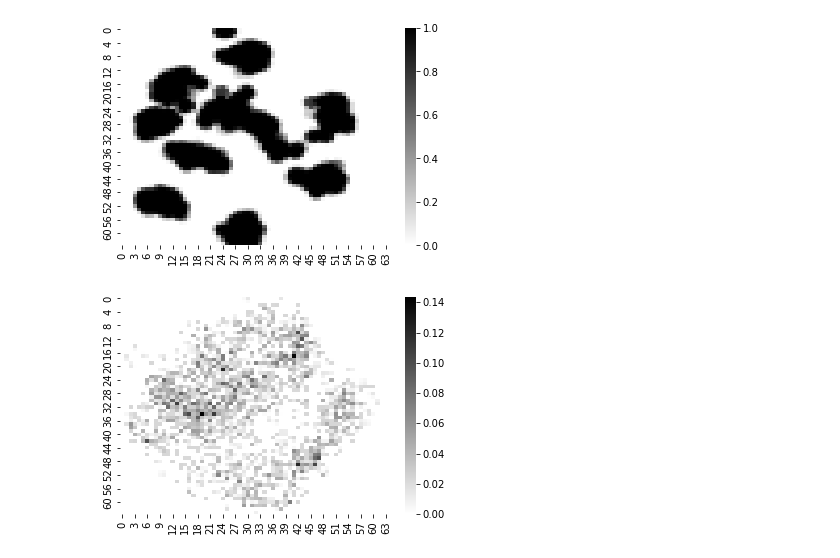
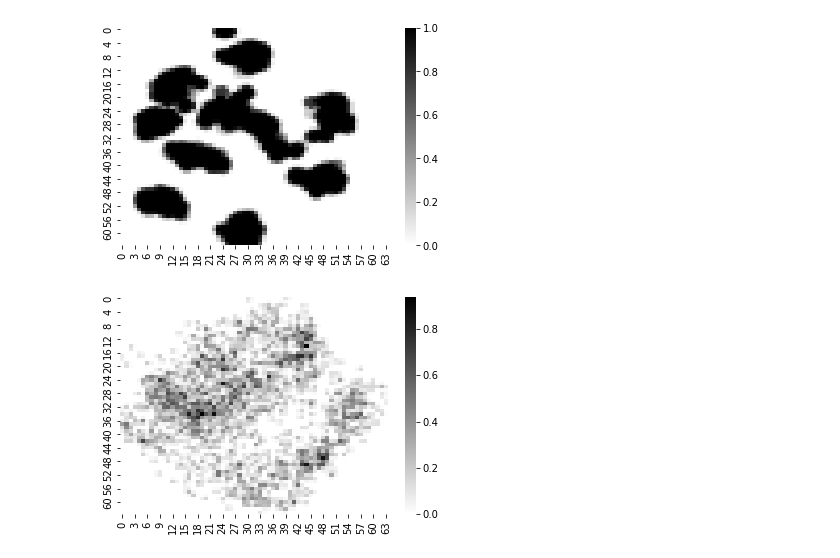
Before and after one commit to HyunWookL/cluster-ambiguity, a Jupyter notebook: cambiguity/test.ipynb, the cells around one changed output. Drawn from its saved outputs; the diff is of its cells as text; code cells hidden in the pictures.

```diff
--- a/cambiguity/test.ipynb
+++ b/cambiguity/test.ipynb
@@ -28,12 +28,12 @@ plt.show()
 # %% [output]
 [figure]
 # %%
-X_pca_grid = gy.gridify(X_pca, 0.2, 3, 1024, 64)
+X_pca_grid = gy.gridify(X_pca, 0.2, 10, 1024, 64)
 sns.heatmap(X_pca_grid, cmap='binary')
 
 plt.show()
 # %% [output]
-[figure, old version]
+[figure, new version]
 # %%
 X_tsne_grid = gy.gridify(X_tsne, 0.2, 30, 1024, 64)
 merget = cmt.construct_merge_tree(X_tsne_grid)
```
Also changed, not shown: parts of 1 cell of this notebook, 2 other files.
